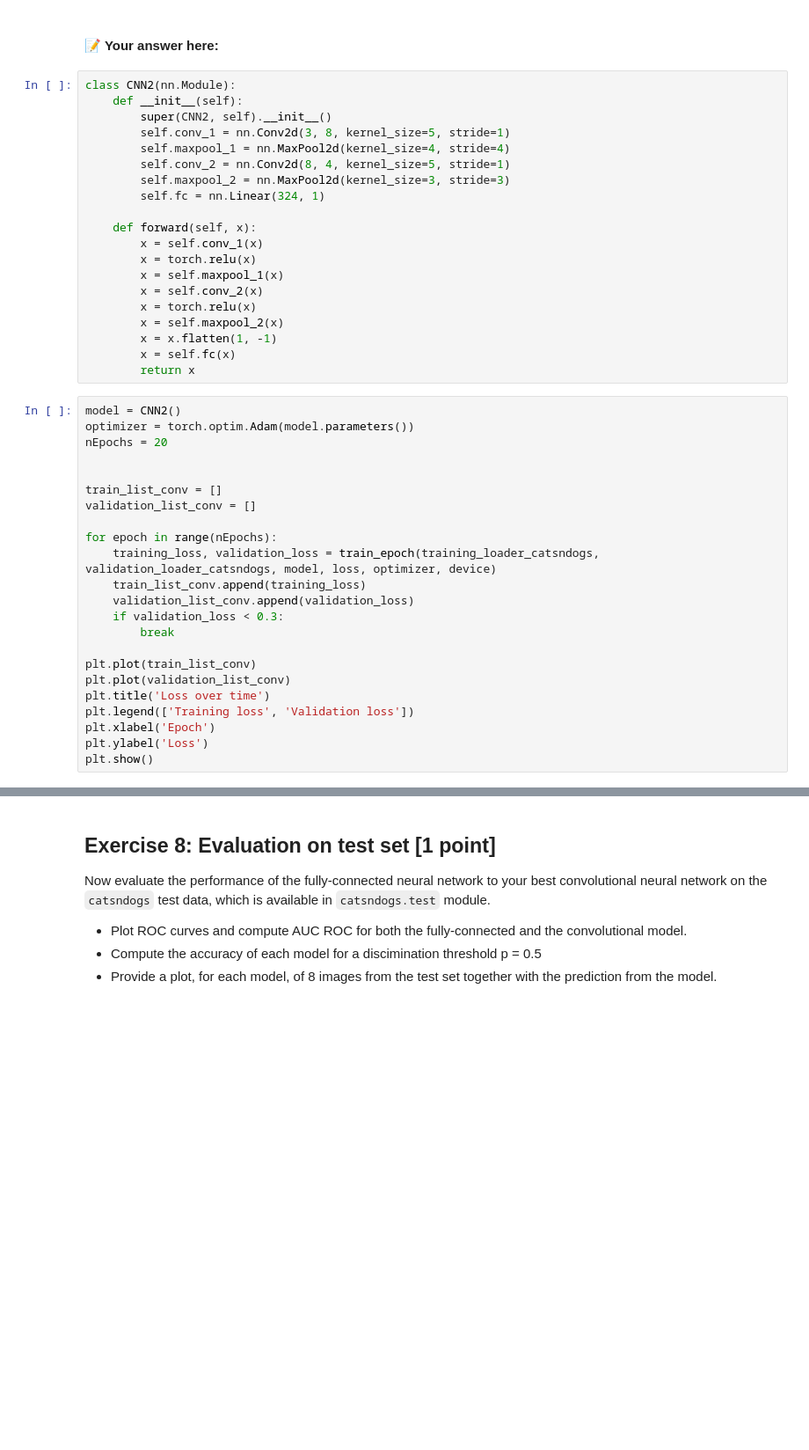
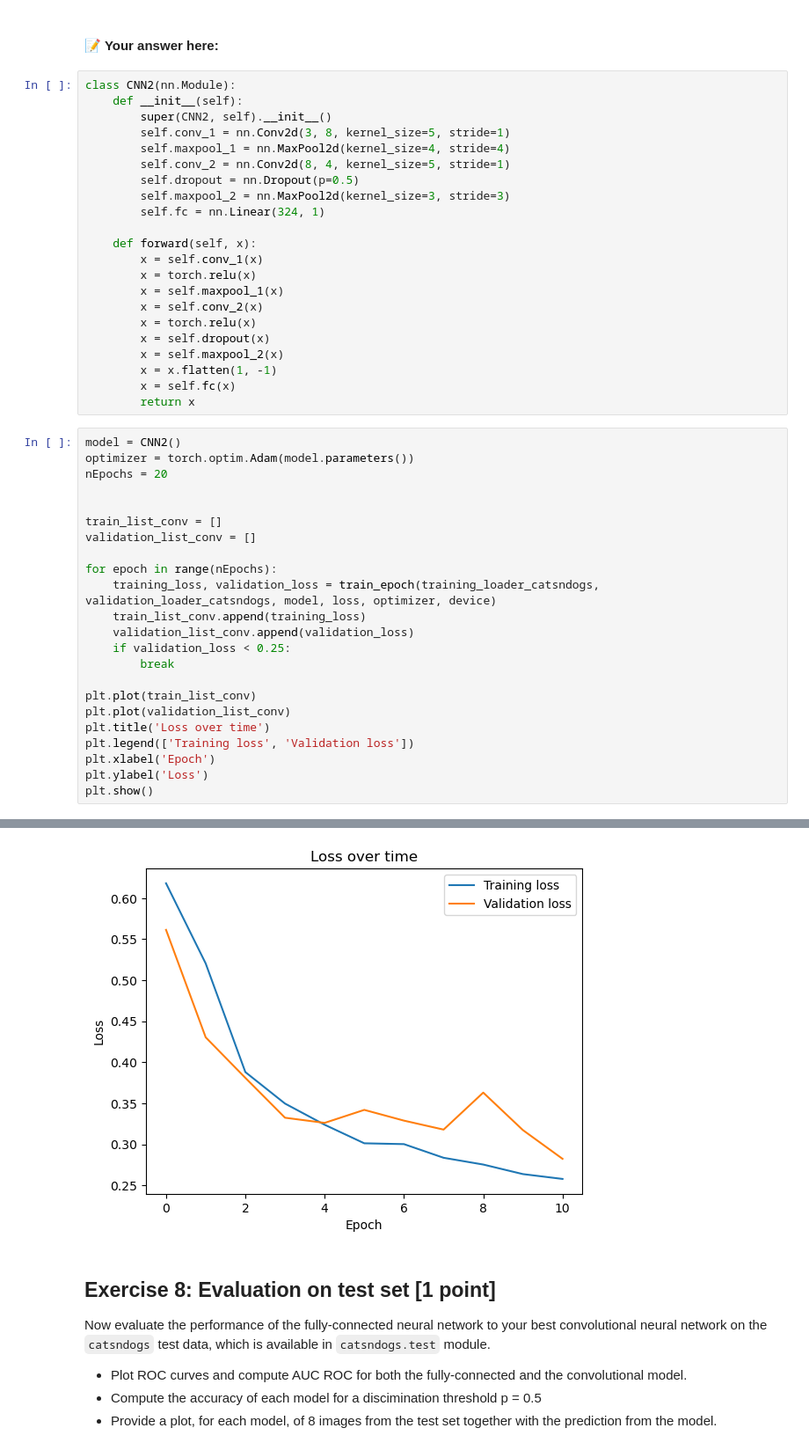
Before and after one commit to maximiliann97/TDA233-Algoritms-ML, a Jupyter notebook: HW3_2023.ipynb, the cells around one changed output, grey strips where cells are left out. Shown at 88% size. Cells and saved outputs as stored; diff of their text form; blank space fills up the shorter version.

```diff
--- a/HW3_2023.ipynb
+++ b/HW3_2023.ipynb
@@ -1047,6 +1047,7 @@ class CNN2(nn.Module):
         self.conv_1 = nn.Conv2d(3, 8, kernel_size=5, stride=1)
         self.maxpool_1 = nn.MaxPool2d(kernel_size=4, stride=4)
         self.conv_2 = nn.Conv2d(8, 4, kernel_size=5, stride=1)
+        self.dropout = nn.Dropout(p=0.5)
         self.maxpool_2 = nn.MaxPool2d(kernel_size=3, stride=3)
         self.fc = nn.Linear(324, 1)
 
@@ -1056,6 +1057,7 @@ class CNN2(nn.Module):
         x = self.maxpool_1(x)
         x = self.conv_2(x)
         x = torch.relu(x)
+        x = self.dropout(x)
         x = self.maxpool_2(x)
         x = x.flatten(1, -1)
         x = self.fc(x)
@@ -1073,7 +1075,7 @@ for epoch in range(nEpochs):
     training_loss, validation_loss = train_epoch(training_loader_catsndogs, validation_loader_catsndogs, model, loss, optimizer, device)
     train_list_conv.append(training_loss)
     validation_list_conv.append(validation_loss)
-    if validation_loss < 0.3:
+    if validation_loss < 0.25:
         break
 
 plt.plot(train_list_conv)
@@ -1088,3 +1090,4 @@ Batch (29 / 83): Loss 0.32
+[figure, added]
 # %% [markdown]
 ## Exercise 8: Evaluation on test set [1 point]
 
```
Also changed, not shown: parts of 1 cell of this notebook.
